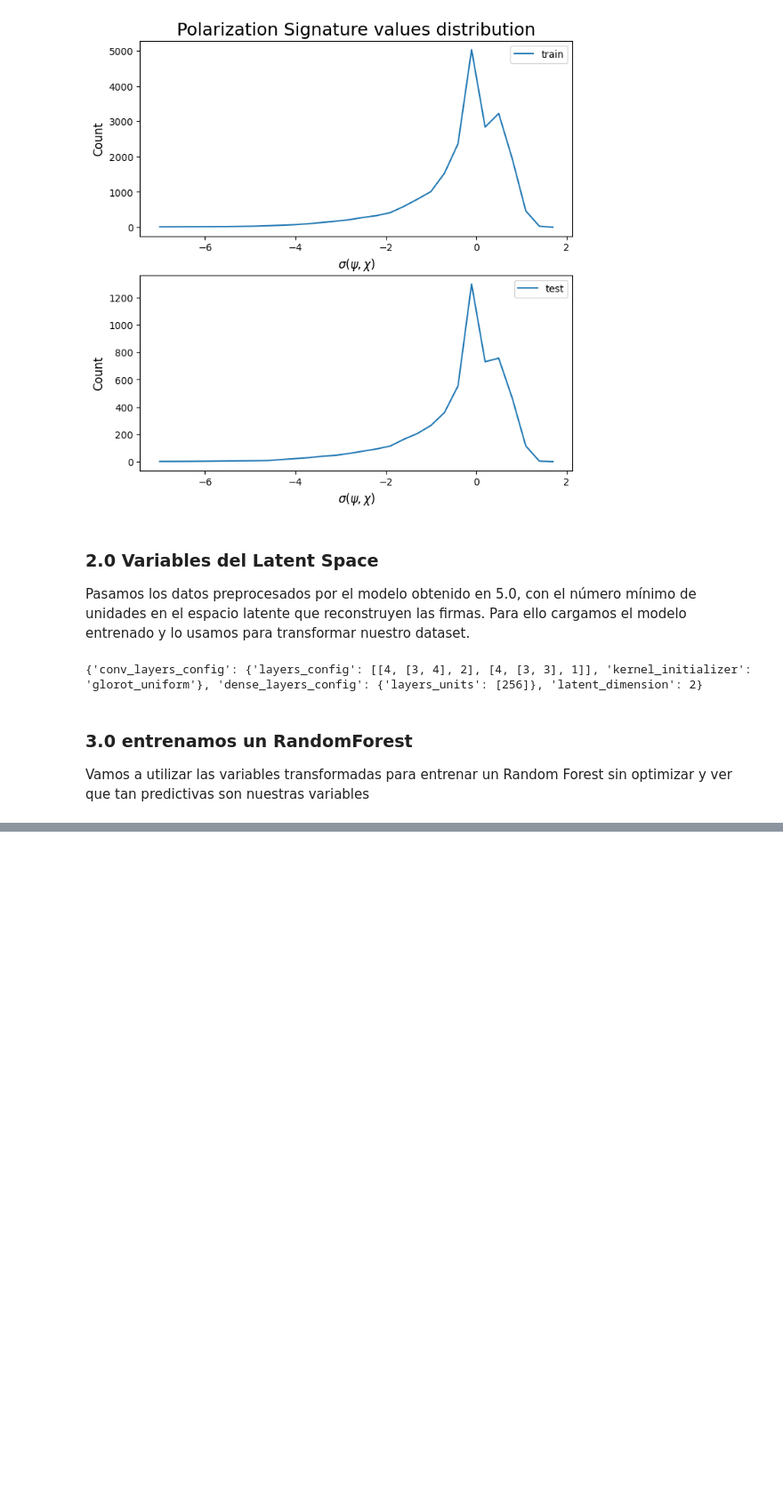
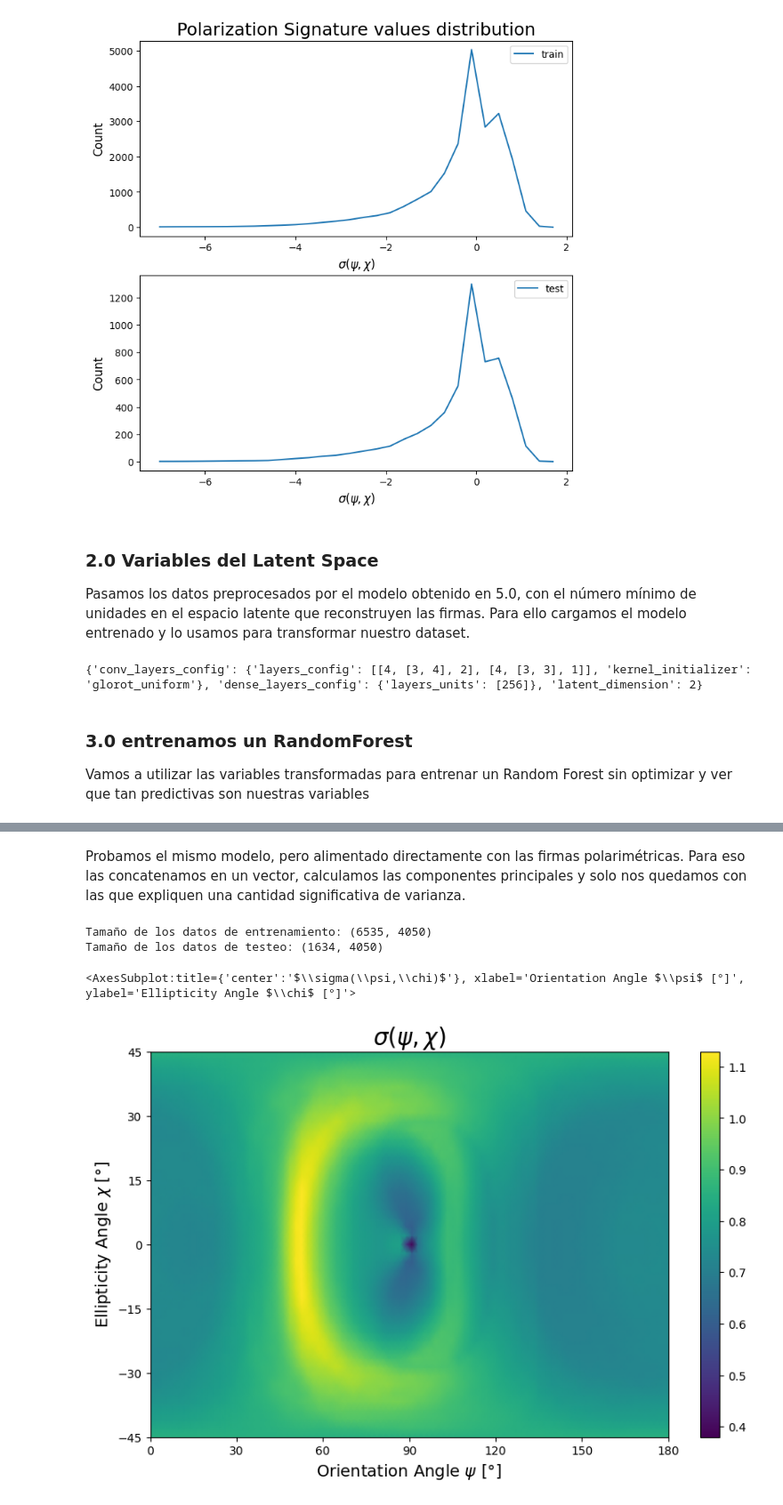
Before and after one commit to jotavecorta/DeepScatteringModels, a Jupyter notebook: notebooks/6.0-jv-spm-supervised-model.ipynb, the cells around one changed output, grey strips where cells are left out. Shown at 89% size. Cells and saved outputs as stored; diff of their text form; code cells hidden in the pictures; blank space fills up the shorter version.

Commit message:
Add supervised model feed with polarimetric signatures for comparision

```diff
--- a/notebooks/6.0-jv-spm-supervised-model.ipynb
+++ b/notebooks/6.0-jv-spm-supervised-model.ipynb
@@ -186,0 +188,30 @@ print(rf_model.feature_importances_)
+# %% [markdown]
+Probamos el mismo modelo, pero alimentado directamente con las firmas polarimétricas. Para eso las concatenamos en un vector, calculamos las componentes principales y solo nos quedamos con las que expliquen una cantidad significativa de varianza.
+# %%
+# Desenrollo las imagenes
+n_samples_train = X_train_scaled.shape[0]
+n_samples_test = X_test_scaled.shape[0]
+
+X_train_unroll = X_train_scaled.reshape((n_samples_train, -1))
+X_test_unroll = X_test_scaled.reshape((n_samples_test, -1))
+
+print(f"Tamaño de los datos de entrenamiento: {X_train_unroll.shape}")
+print(f"Tamaño de los datos de testeo: {X_test_unroll.shape}")
+# %% [output]
+Tamaño de los datos de entrenamiento: (6535, 4050)
+Tamaño de los datos de testeo: (1634, 4050)
+# %%
+pca = PCA(n_components=100)
+
+X_train_pca = pca.fit_transform(X_train_unroll)
+X_test_pca = pca.transform(X_test_unroll)
+
+# Elijo una muestra al azar y la visualizo
+rng = np.random.default_rng()
+idx = rng.integers(X_train_pca.shape[0])
+
+reconstructed_img = pca.inverse_transform(X_train_pca)
+plot_polarization_signature(reconstructed_img[idx, :].reshape((45, 90)))
+# %% [output]
+<AxesSubplot:title={'center':'$\\sigma(\\psi,\\chi)$'}, xlabel='Orientation Angle $\\psi$ [°]', ylabel='Ellipticity Angle $\\chi$ [°]'>
+[figure, added]
```
Also changed, not shown: parts of 7 cells of this notebook.
